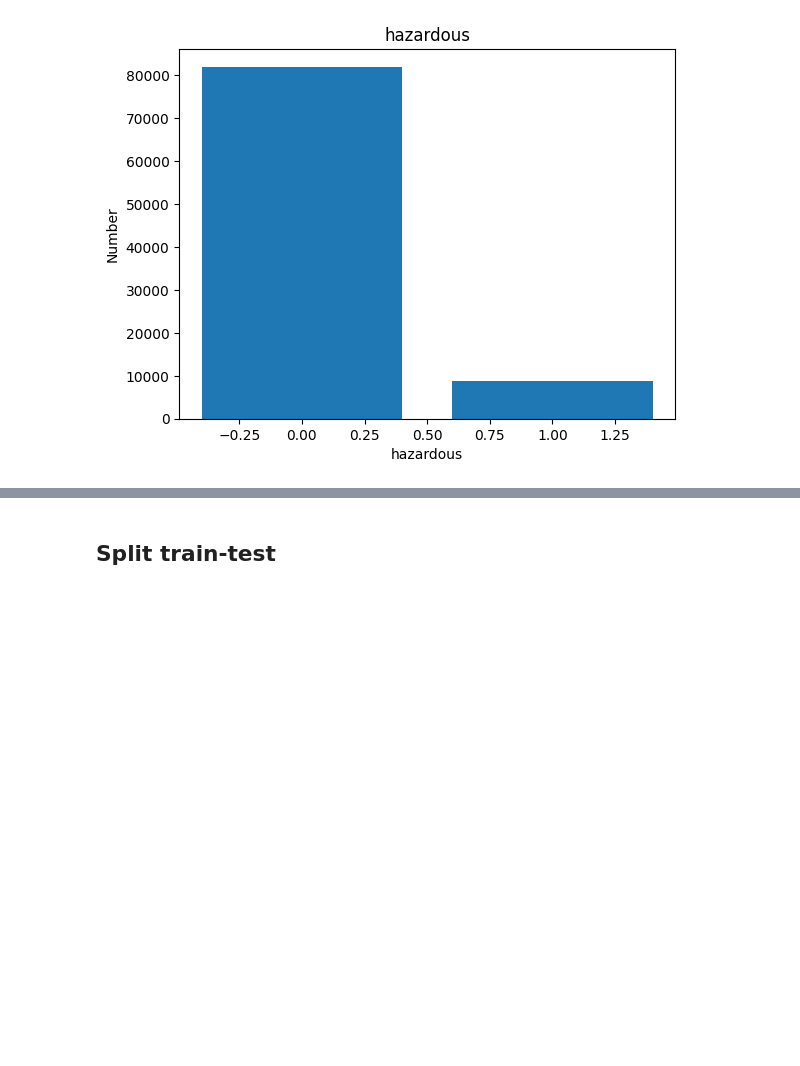
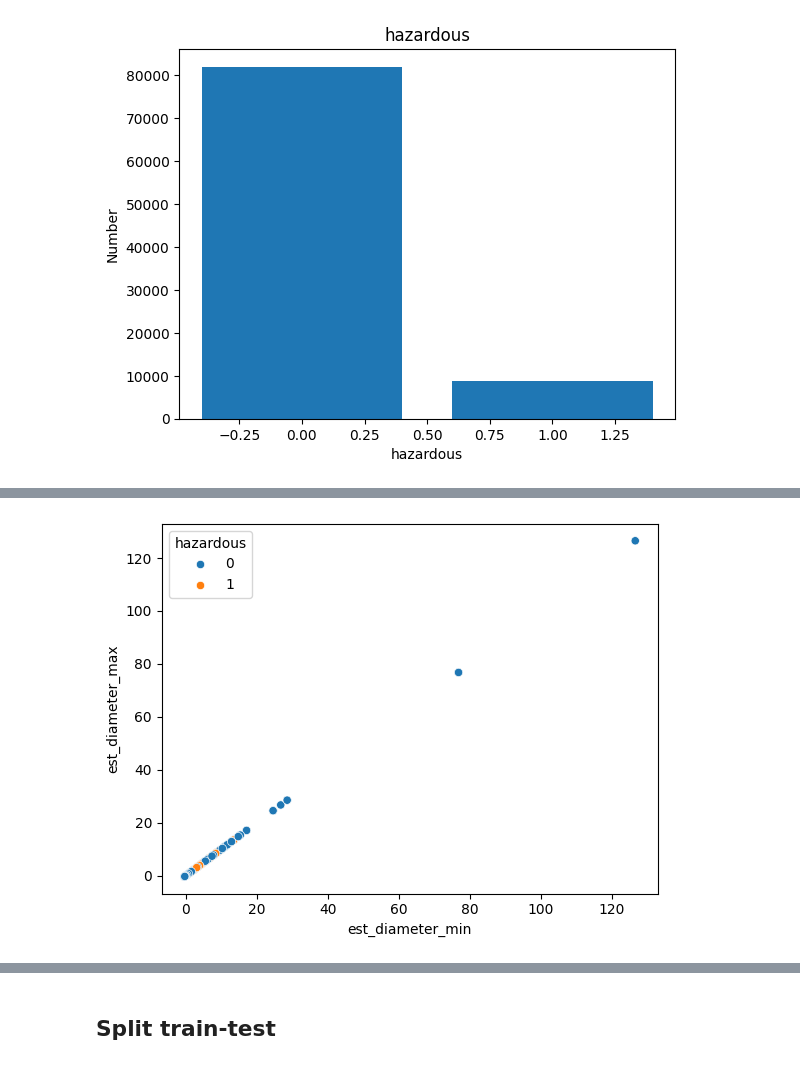
Before and after one commit to CostatoMarco/ProgettoML, a Jupyter notebook: progetto.ipynb, the cells around one changed output, grey strips where cells are left out. Drawn from its saved outputs; the diff is of its cells as text; code cells hidden in the pictures; blank space fills up the shorter version.

```diff
--- a/progetto.ipynb
+++ b/progetto.ipynb
@@ -146,4 +143,6 @@ df2.head()
 | 3667127 | 0.427378 | 0.427378 | -0.210697 | 0.412001 | -1.187637 | 1 |
 # %%
 import seaborn as sns
-sp1 = sns.scatterplot(x=df2["est_diameter_min"], y=df2["est_diameter_max"], hue = df2["hazardous"], label = "est diameter min & max")
+sp1 = sns.scatterplot(x=df2["est_diameter_min"], y=df2["est_diameter_max"], hue = df2["hazardous"])
+# %% [output]
+[figure, added]
```
Also changed, not shown: parts of 12 cells of this notebook.
